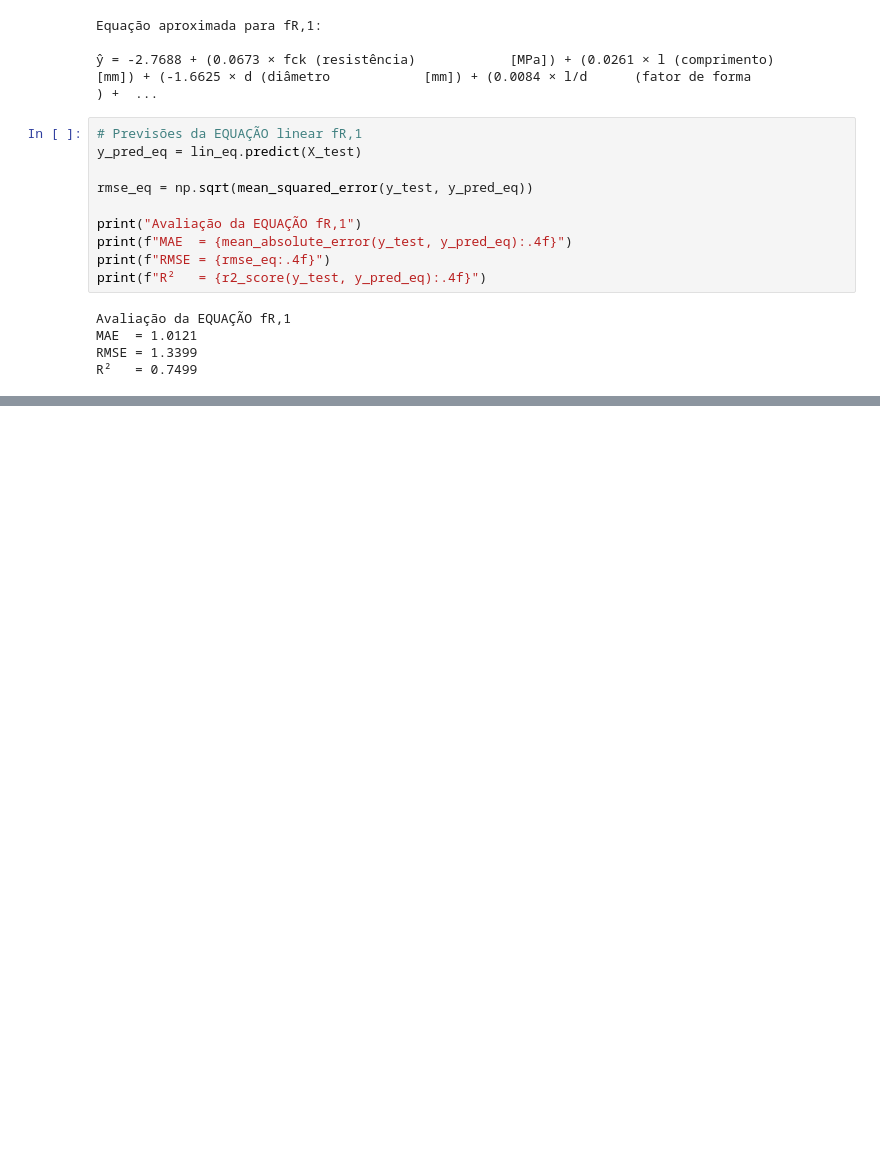
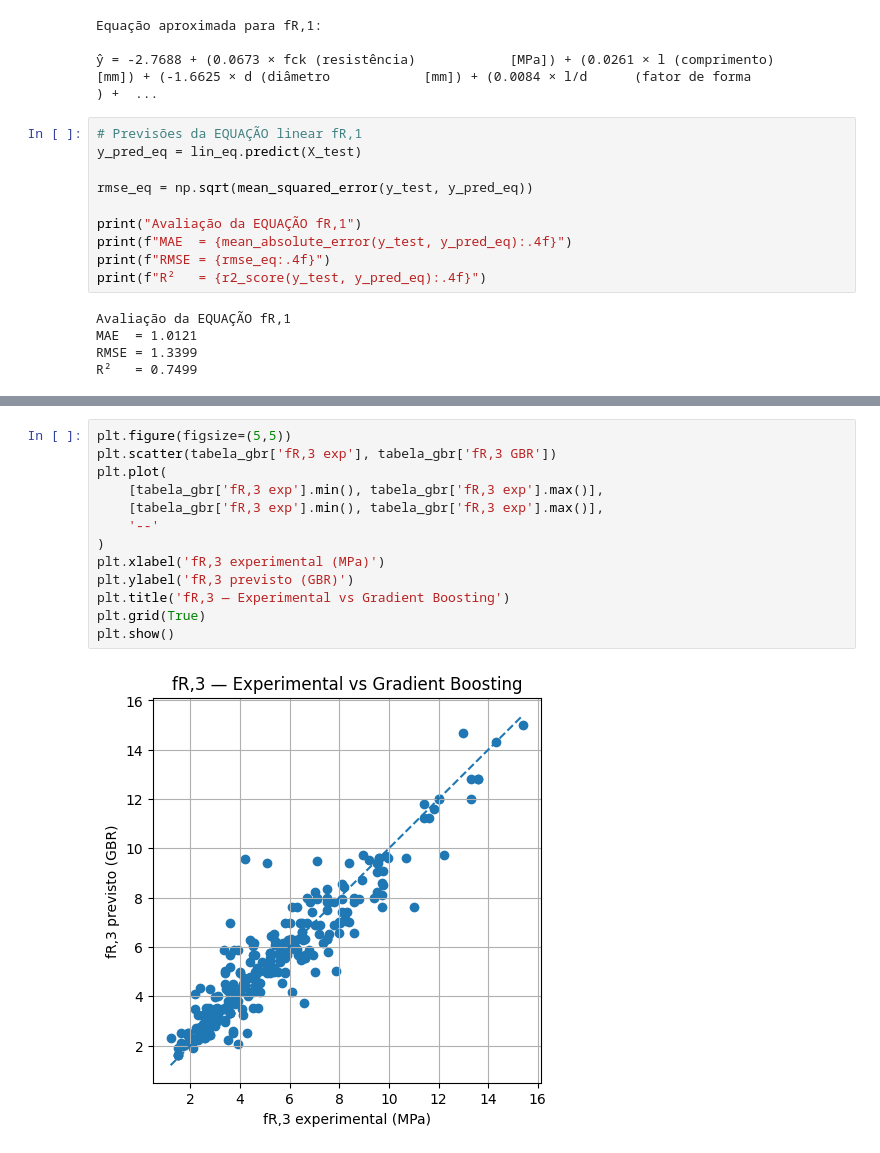
Before and after one commit to TheCarlosRamos/projeto_cimento, a Jupyter notebook: v4/dnn_v1.ipynb, the cells around one changed output, grey strips where cells are left out. Saved outputs shown, nothing was run; the diff lists cells and outputs as text; blank space fills up the shorter version.

```diff
--- a/v4/dnn_v1.ipynb
+++ b/v4/dnn_v1.ipynb
@@ -2609,0 +2871,15 @@ R²   = 0.7499
+# %%
+plt.figure(figsize=(5,5))
+plt.scatter(tabela_gbr['fR,3 exp'], tabela_gbr['fR,3 GBR'])
+plt.plot(
+    [tabela_gbr['fR,3 exp'].min(), tabela_gbr['fR,3 exp'].max()],
+    [tabela_gbr['fR,3 exp'].min(), tabela_gbr['fR,3 exp'].max()],
+    '--'
+)
+plt.xlabel('fR,3 experimental (MPa)')
+plt.ylabel('fR,3 previsto (GBR)')
+plt.title('fR,3 — Experimental vs Gradient Boosting')
+plt.grid(True)
+plt.show()
+# %% [output]
+[figure, added]
```
Also changed, not shown: parts of 16 cells of this notebook.
